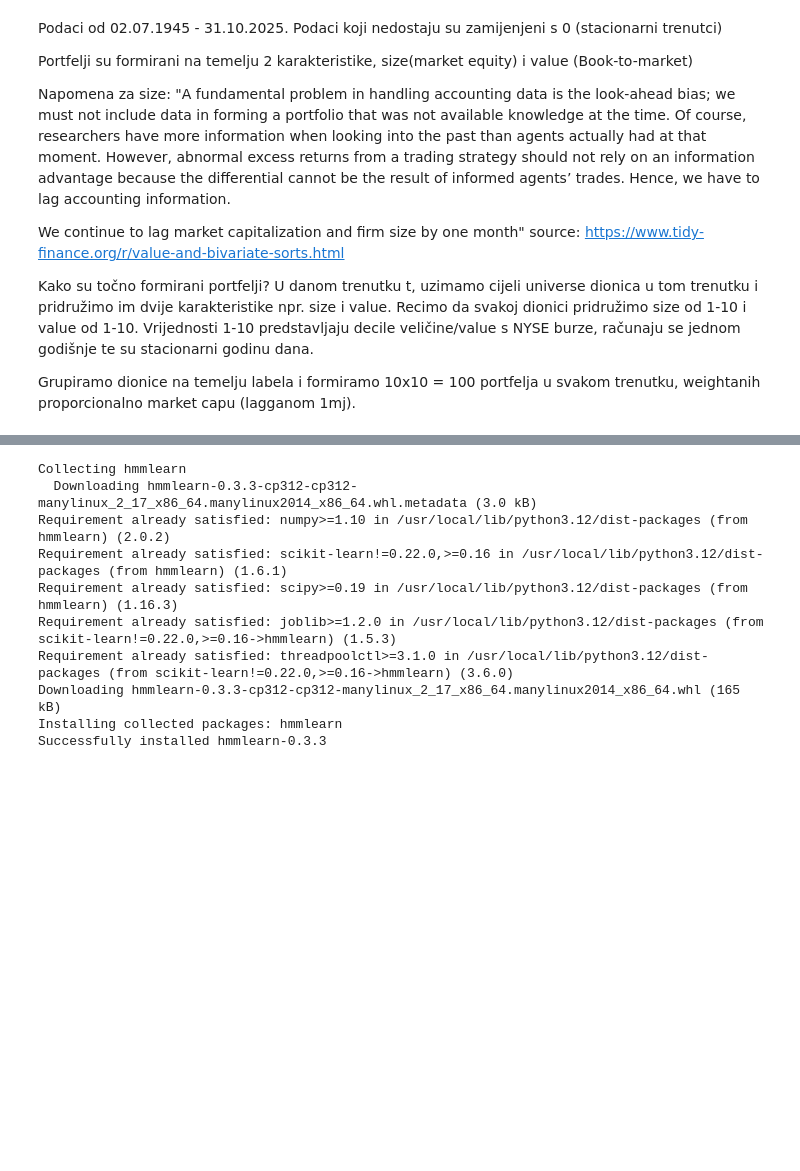
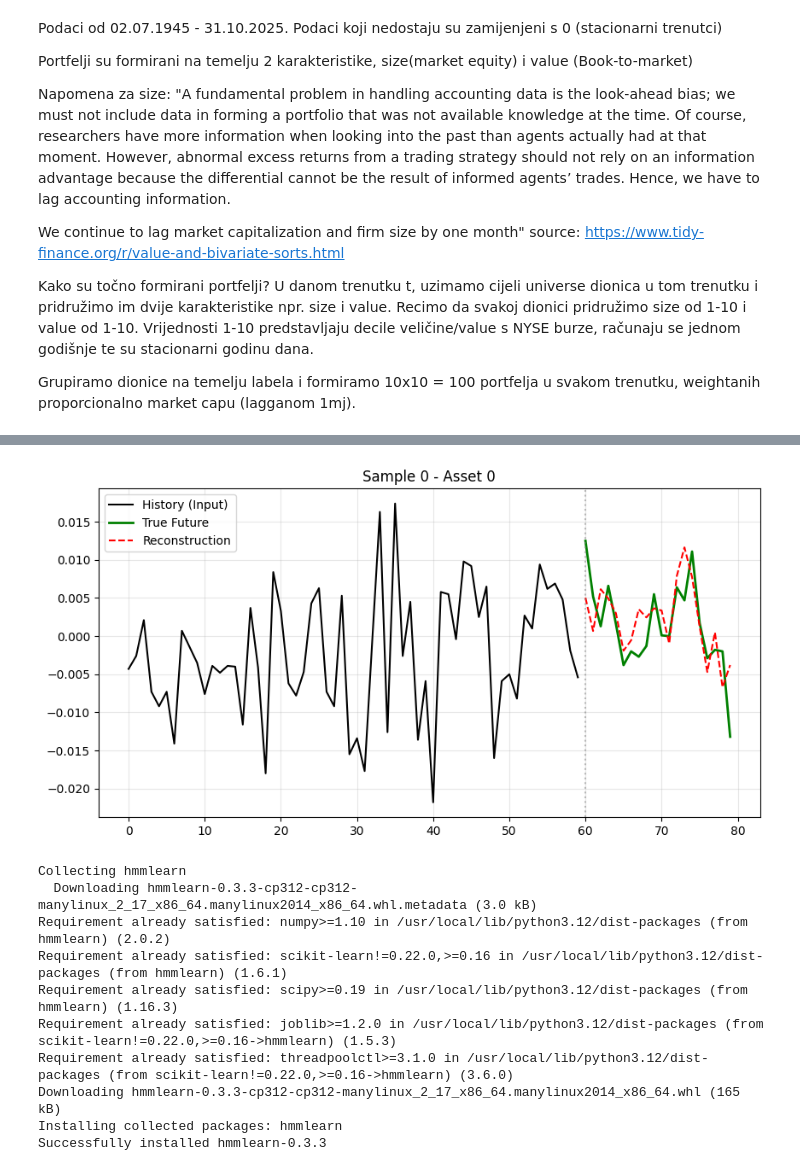
Before and after one commit to evucelic/Diplomski-Projekt, a Jupyter notebook: main.ipynb, the cells around one changed output, grey strips where cells are left out. Saved outputs shown, nothing was run; the diff lists cells and outputs as text; code cells hidden in the pictures; blank space fills up the shorter version.

```diff
--- a/main.ipynb
+++ b/main.ipynb
@@ -228,14 +110,0 @@ def loss_fn(x_mu, x_logsigma, x_target,
-# %%
-class Dataset(Dataset):
-    def __init__(self, returns, window_size):
-        super().__init__()
-        self.returns = returns
-        self.window_size = window_size
-
-    def __len__(self):
-        return len(self.returns) - self.window_size
-
-    def __getitem__(self, idx):
-        x_window = torch.FloatTensor(self.returns[idx:idx+self.window_size])  # (W, D)
-        x_target = torch.FloatTensor(self.returns[idx+self.window_size])      # (D,)
-        return x_window, x_target
@@ -524,3 +369,41 @@ Health checks:
+# %%
+import matplotlib.pyplot as plt
+
+def plot_prediction(model, dataset, sample_idx=0, asset_idx=0):
+    model.eval()
+
+    past_tensor, future_tensor = dataset[sample_idx]
+
+    past = past_tensor.unsqueeze(0).cuda()    # Shape: (1, 60, 100)
+    future = future_tensor.unsqueeze(0).cuda() # Shape: (1, 20, 100)
+
+    with torch.no_grad():
+        recon_future, mu, logvar, z = model(past, future)
+
+    history = past_tensor[:, asset_idx].numpy()
+    true_future = future_tensor[:, asset_idx].numpy()
+    pred_future = recon_future.cpu().squeeze(0)[:, asset_idx].numpy()
+
+    t_history = range(0, 60)
+    t_future = range(60, 80)
+
+    plt.figure(figsize=(10, 5))
+
+    plt.plot(t_history, history, label='History (Input)', color='black')
+
+    plt.plot(t_future, true_future, label='True Future', color='green', linewidth=2)
+
+    plt.plot(t_future, pred_future, label='Reconstruction', color='red', linestyle='--')
+
+    plt.title(f"Sample {sample_idx} - Asset {asset_idx}")
+    plt.axvline(x=60, color='gray', linestyle=':', alpha=0.5) # Divider line
+    plt.legend()
+    plt.grid(True, alpha=0.3)
+    plt.show()
+
+plot_prediction(model, test_dataset, sample_idx=0, asset_idx=0)
+# %% [output]
+[figure, added]
 # %%
 !pip install hmmlearn
 # %% [output]
```
Also changed, not shown: parts of 32 cells of this notebook.
